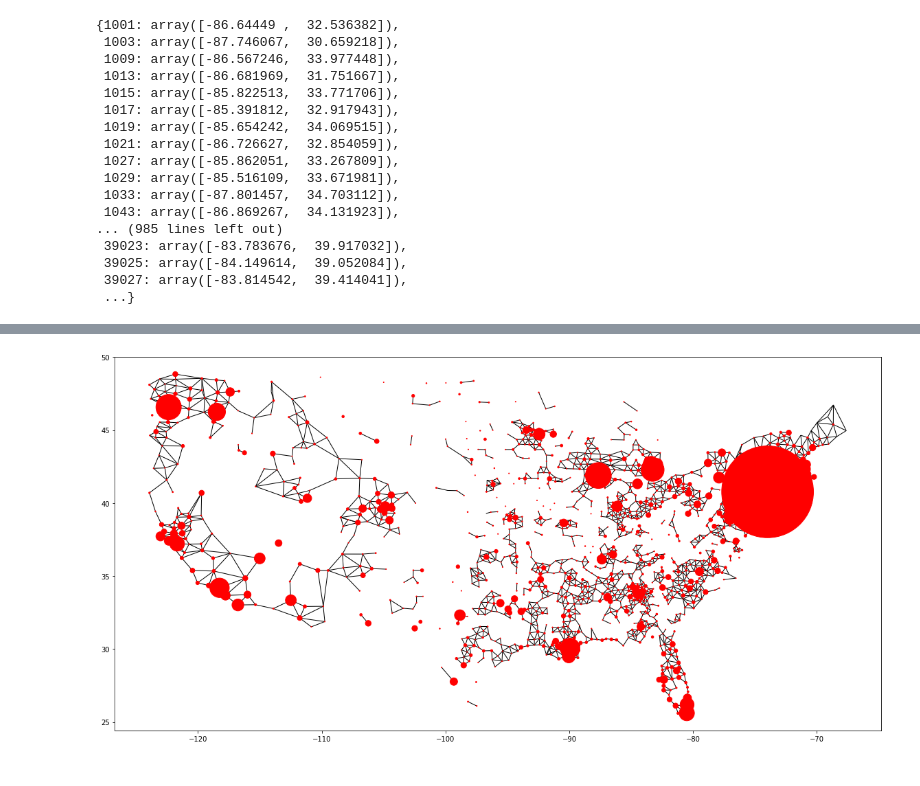
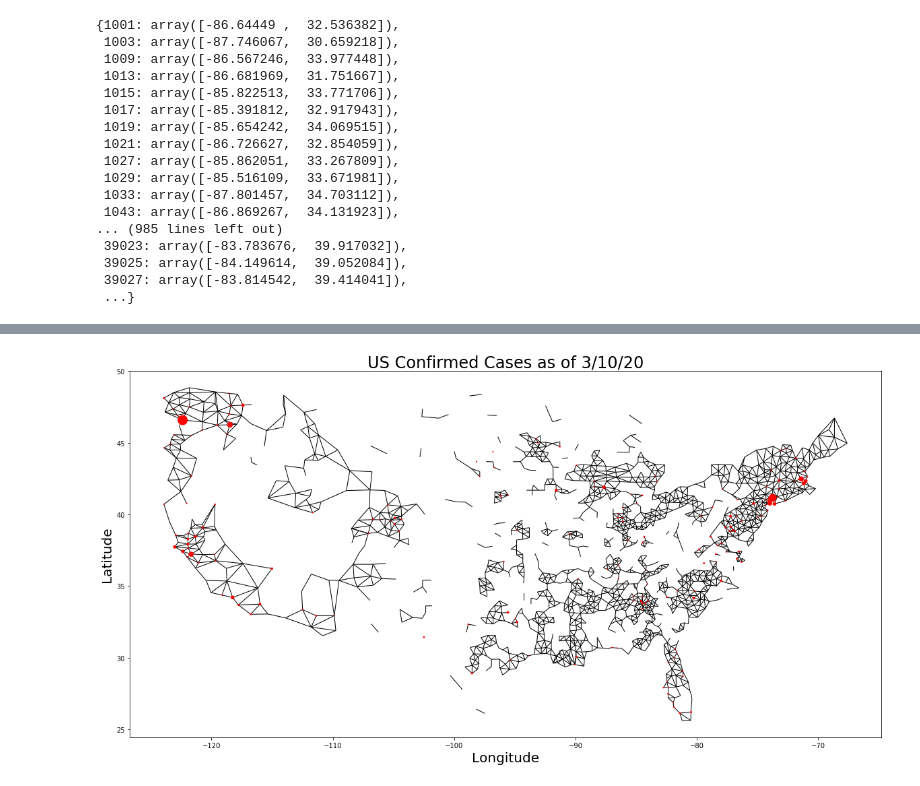
Before and after one commit to quantummind/caltech_covid_19_modeling, a Jupyter notebook: code/exploratory/connor_us_county_network_analysis.ipynb, the cells around one changed output, grey strips where cells are left out. Saved outputs shown, nothing was run; the diff lists cells and outputs as text; code cells hidden in the pictures.

```diff
--- a/code/exploratory/connor_us_county_network_analysis.ipynb
+++ b/code/exploratory/connor_us_county_network_analysis.ipynb
@@ -180,11 +159,26 @@ plt.show()
-# %%
-march25_cases = combined.sort_values("countyFIPS")["3/25/20"].to_list()
-plt.figure(figsize=(20,10))
-nx.drawing.nx_pylab.draw_networkx(
-        G,
-        pos=location_dictionary,
-        node_size=march25_cases,
-        with_labels=False)
-plt.show()
-# %% [output]
-[figure, removed]
+# %%
+# Now let's provide a size metric for our nodes based on our data
+# Use some arbitrary days in March and see how the virus spreads
+# Let's use confirmed case numbers
+def plot_us_cases_with_date(dt):
+    """
+    dt: A string representing date of number of cases
+        "3/10/2020" for example.
+
+    https://networkx.github.io/documentation/stable/reference/generated/networkx.drawing.nx_pylab.draw_networkx.html#networkx.drawing.nx_pylab.draw_networkx
+    """
+    county_case_numbers = combined[dt].to_list()
+    plt.figure(figsize=(20,10))
+    nx.drawing.nx_pylab.draw_networkx(
+            G,
+            pos=location_dictionary,
+            node_size=county_case_numbers,
+            with_labels=False)
+    plt.xlabel("Longitude", fontsize=20)
+    plt.ylabel("Latitude", fontsize=20)
+    plt.title("US Confirmed Cases as of %s" % dt, fontsize=24)
+    plt.show()
+# %%
+plot_us_cases_with_date("3/10/20")
+# %% [output]
+[figure, added]
```
Also changed, not shown: parts of 12 cells of this notebook.
